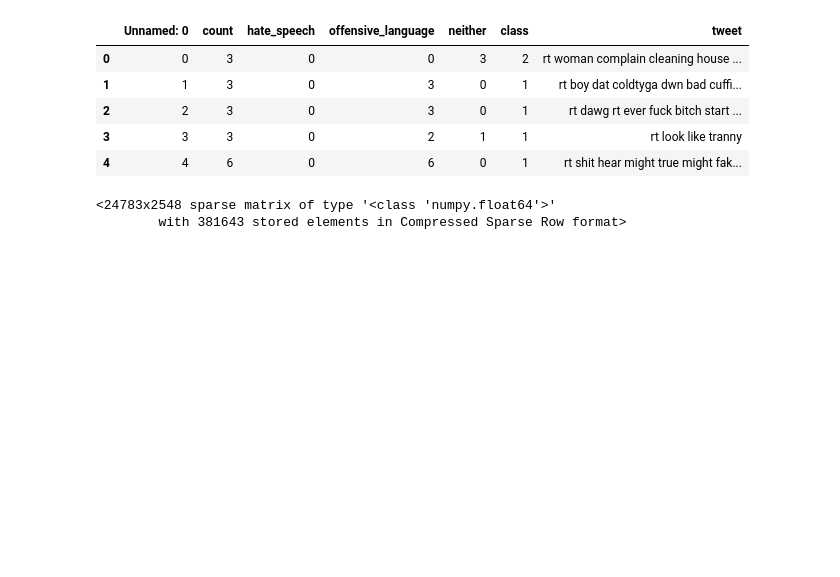
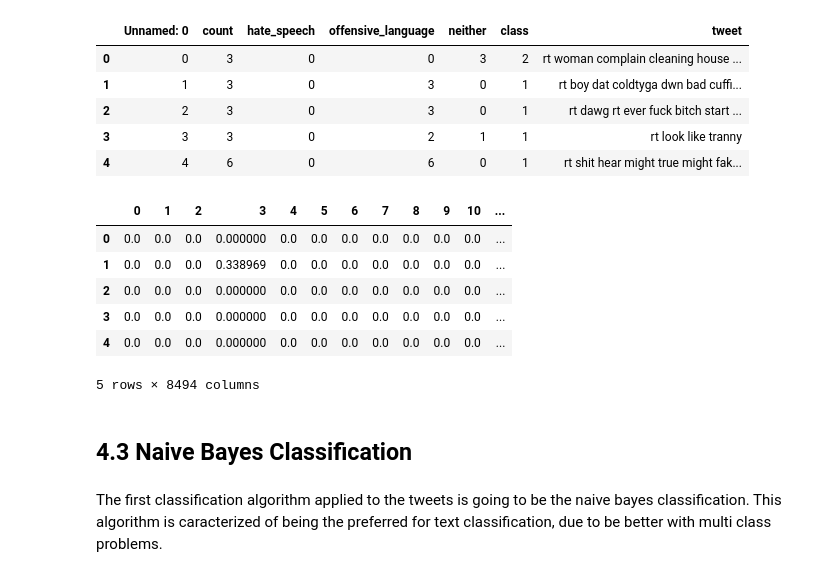
Before and after one commit to raulbs7/Machine-Learning-Techniques-Project, a Jupyter notebook: NLP_Supervised_Project/4_Classification.ipynb, the cells around one changed output. Cells and saved outputs as stored; diff of their text form; code cells hidden in the pictures; blank space fills up the shorter version.

```diff
--- a/NLP_Supervised_Project/4_Classification.ipynb
+++ b/NLP_Supervised_Project/4_Classification.ipynb
@@ -59,8 +68,18 @@ tweets.head()
 | 2 | 2 | 3 | 0 | 3 | 0 | 1 | rt dawg rt ever fuck bitch start ... |
 | 3 | 3 | 3 | 0 | 2 | 1 | 1 | rt look like tranny |
 | 4 | 4 | 6 | 0 | 6 | 0 | 1 | rt shit hear might true might fak... |
-# %%
-features
-# %% [output]
-<24783x2548 sparse matrix of type '<class 'numpy.float64'>'
-        with 381643 stored elements in Compressed Sparse Row format>
+# %%
+features = pd.DataFrame(features.toarray())
+features.head()
+# %% [output]
+|  | 0 | 1 | 2 | 3 | 4 | 5 | 6 | 7 | 8 | 9 | 10 | ... |
+| 0 | 0.0 | 0.0 | 0.0 | 0.000000 | 0.0 | 0.0 | 0.0 | 0.0 | 0.0 | 0.0 | 0.0 | ... |
+| 1 | 0.0 | 0.0 | 0.0 | 0.338969 | 0.0 | 0.0 | 0.0 | 0.0 | 0.0 | 0.0 | 0.0 | ... |
+| 2 | 0.0 | 0.0 | 0.0 | 0.000000 | 0.0 | 0.0 | 0.0 | 0.0 | 0.0 | 0.0 | 0.0 | ... |
+| 3 | 0.0 | 0.0 | 0.0 | 0.000000 | 0.0 | 0.0 | 0.0 | 0.0 | 0.0 | 0.0 | 0.0 | ... |
+| 4 | 0.0 | 0.0 | 0.0 | 0.000000 | 0.0 | 0.0 | 0.0 | 0.0 | 0.0 | 0.0 | 0.0 | ... |
+5 rows × 8494 columns
+# %% [markdown]
+## 4.3 Naive Bayes Classification
+# %% [markdown]
+The first classification algorithm applied to the tweets is going to be the naive bayes classification. This algorithm is caracterized of being the preferred for text classification, due to be better with multi class problems.
```
Also changed, not shown: parts of 9 cells of this notebook.
